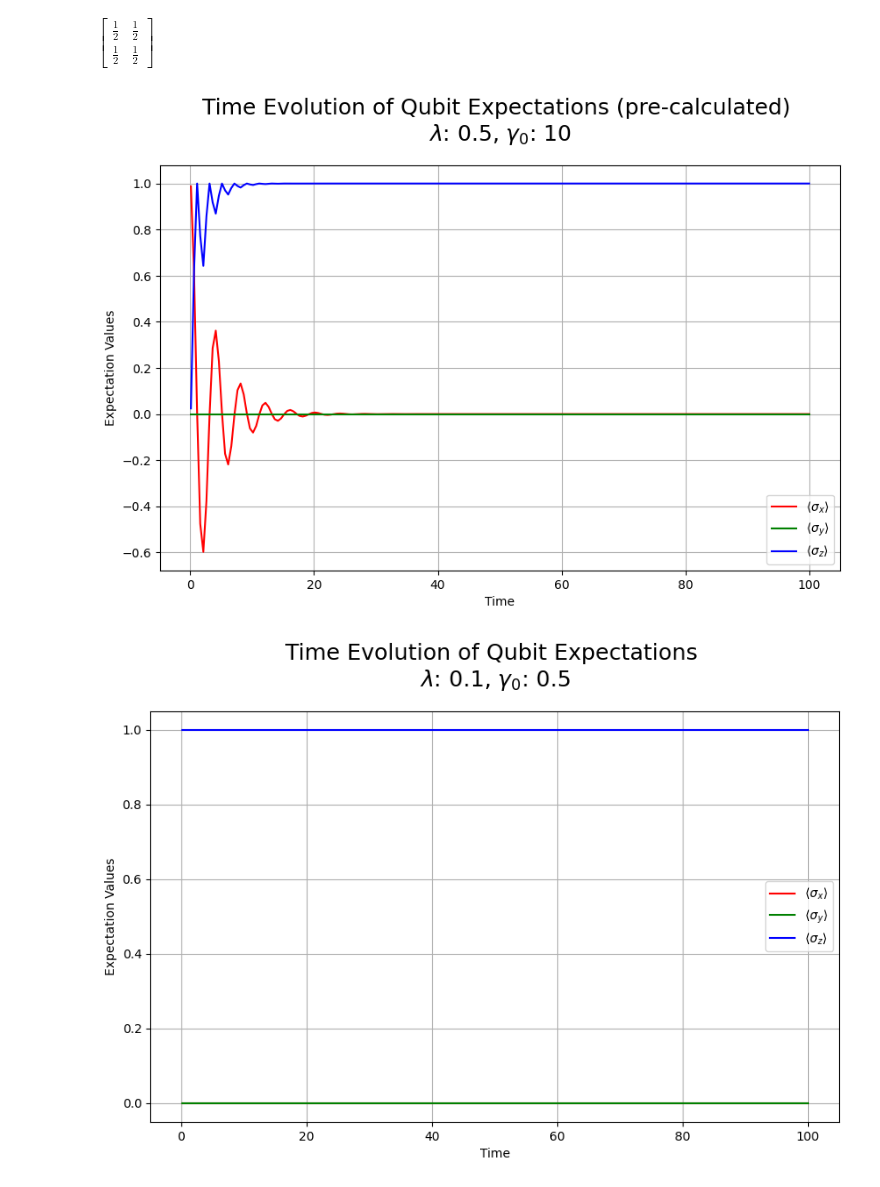
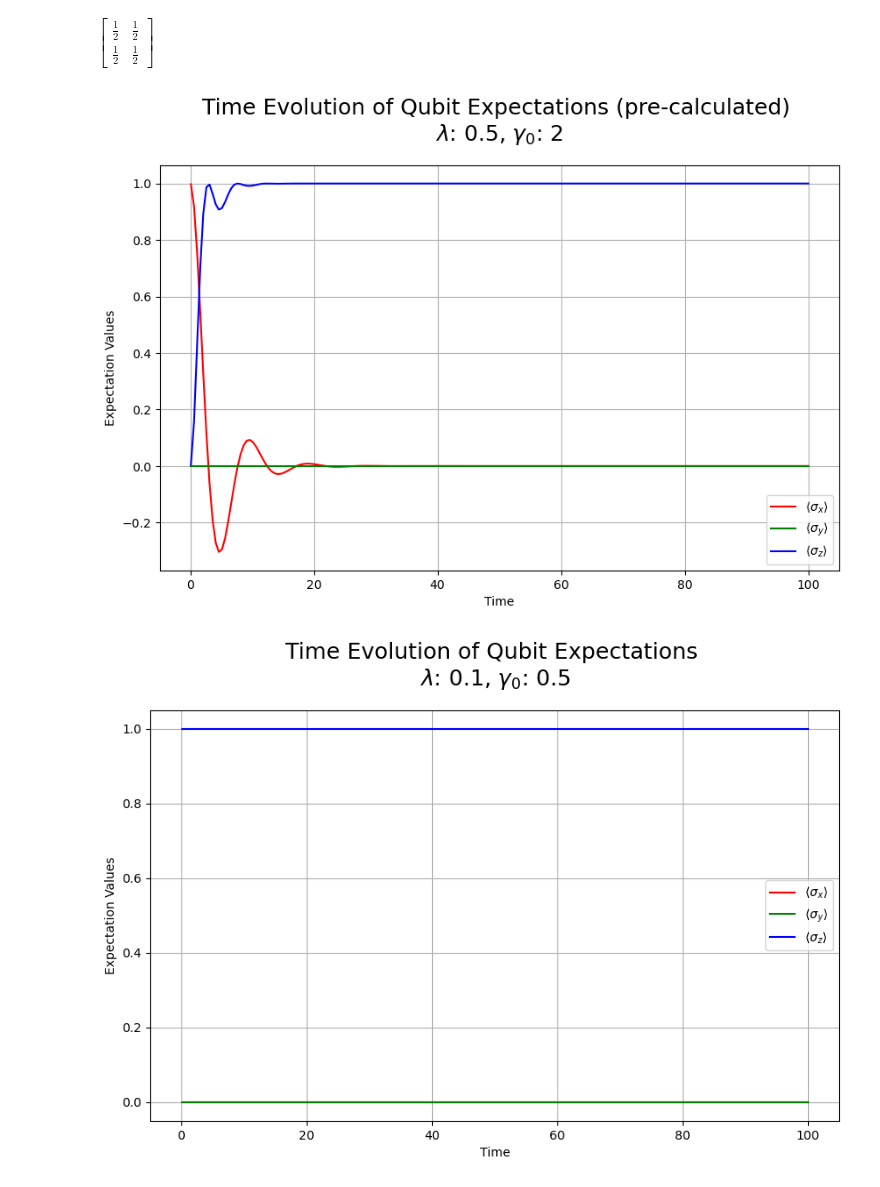
Before and after one commit to harishaseebat92/Non-Markovian-Solver, a Jupyter notebook: Notebooks/Non-Markovian Solvers/Sympy_Solution.ipynb, the cells around one changed output. Saved outputs shown, nothing was run; the diff lists cells and outputs as text; code cells hidden in the pictures.

```diff
--- a/Notebooks/Non-Markovian Solvers/Sympy_Solution.ipynb
+++ b/Notebooks/Non-Markovian Solvers/Sympy_Solution.ipynb
@@ -5,7 +5,7 @@ from qutip import *
 import matplotlib.pyplot as plt
 
 lam_val = 0.5  # Replace with your known value of lambda
-gamma_0_val = 10 # Replace with your known value of gamma_0
+gamma_0_val = 2 # Replace with your known value of gamma_0
 
 # Define the symbols
 t, lam, gamma_0 = sp.symbols('t lambda gamma_0')
@@ -143,7 +143,7 @@ time = np.linspace(0.1, 100, 200)
 
 # Substitute numerical values into the expression
 lam_val = 0.5
-gamma_0_val = 10
+gamma_0_val = 2
 
 
 # Create a numerical function for G(t) using sympy lambdify
@@ -153,34 +153,34 @@ G_t_num = sp.lambdify(t, G_t.subs({lam: lam_val, gamma_0: gamma_0_val}), 'numpy'
 expec_x_vals = [expec_x(rho, G_t_num(t)) for t in time]
 expec_y_vals = [expec_y(rho, G_t_num(t)) for t in time]
 expec_z_vals = [expec_z(rho, G_t_num(t)) for t in time]
 
 # Substitute the values
 # G_t_numeric = G_t.subs({lam: lam_value, gamma_0: gamma_0_value, t: t_value})
 
 # # Evaluate the expression numerically
 # G_t_evaluated = G_t_numeric.evalf()
 
 
 # # Calculate expectation values
 # expec_x_vals = [expec_x(rho, G_t) for t in time]
 # expec_y_vals = [expec_y(rho, G_t) for t in time]
 # expec_z_vals = [expec_z(rho, G_t) for t in time]
 
 # # Plotting
 plt.figure(figsize=(10, 6))
 plt.plot(time, expec_x_vals, label=r'$\langle \sigma_x \rangle$', color='r')
 plt.plot(time, expec_y_vals, label=r'$\langle \sigma_y \rangle$', color='g')
 plt.plot(time, expec_z_vals, label=r'$\langle \sigma_z \rangle$', color='b')
 plt.xlabel('Time')
 plt.ylabel('Expectation Values')
 plt.title(f"Time Evolution of Qubit Expectations (pre-calculated) \n$\lambda$: {lam_val}, $\gamma_0$: {gamma_0_val}", fontsize=18, pad=20)#('Expectation Values vs Time(lam < 2gamma_0)')
 plt.legend()
 plt.grid(True)
 plt.show()
 
 #from sympy import lambdify
 # %% [output]
-[figure, old version]
+[figure, new version]
 # %%
 import sympy as sp
 import numpy as np
```
Also changed, not shown: parts of 1 cell of this notebook, 3 other files.
